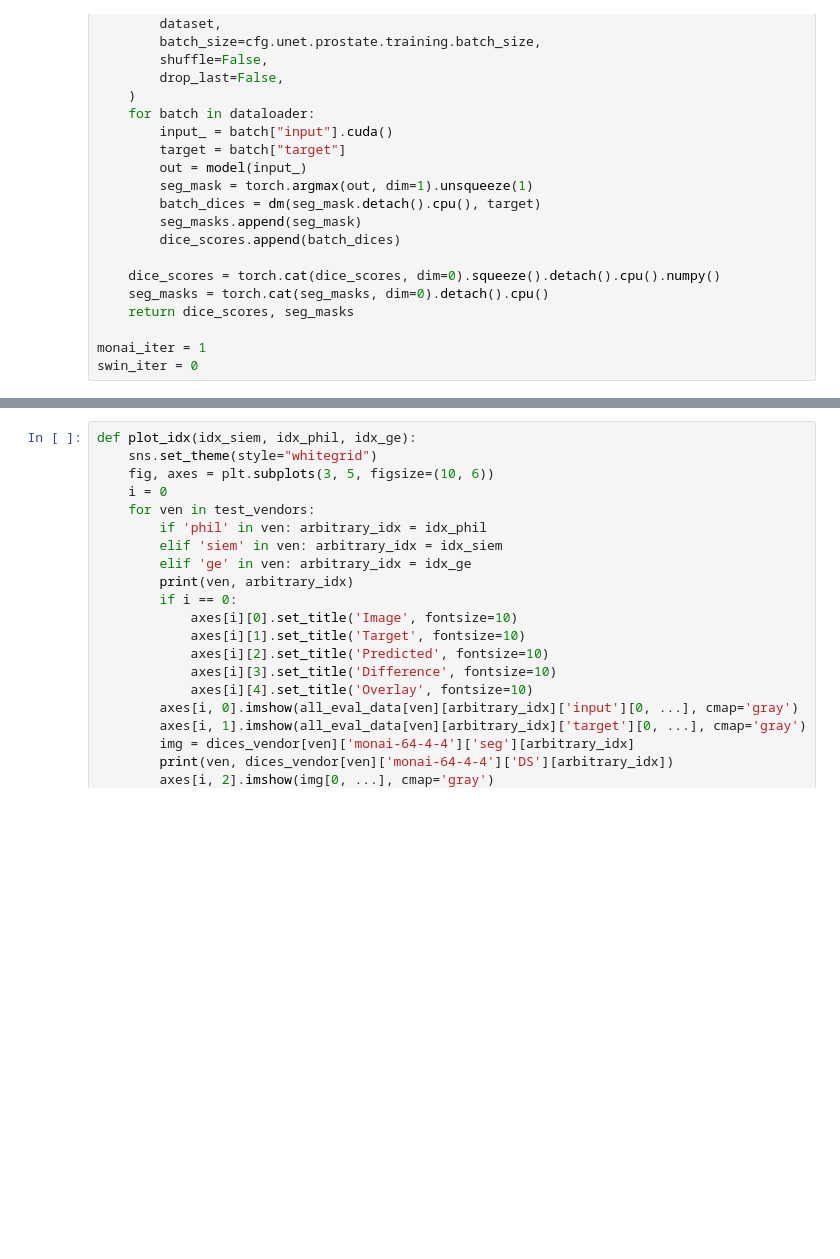
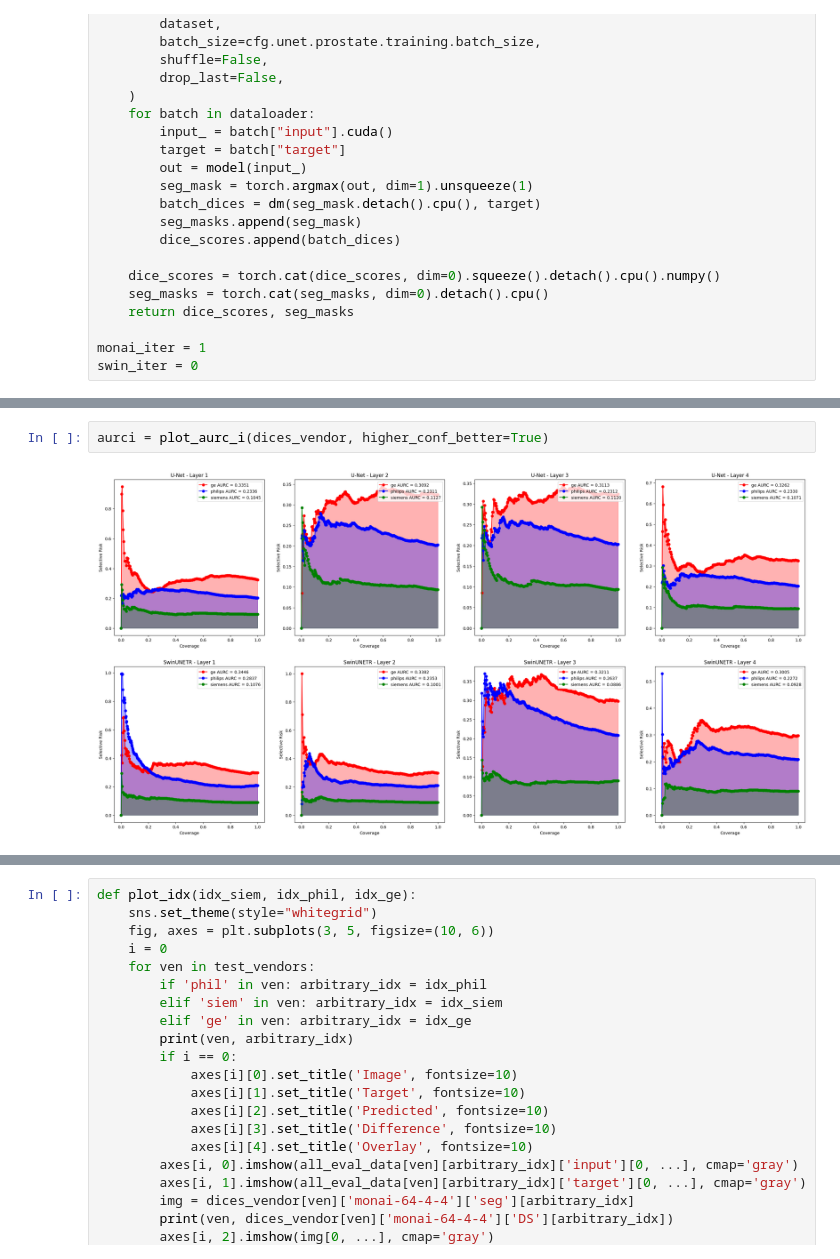
Before and after one commit to sgomezru/DSSQ, a Jupyter notebook: notebooks/analysis.ipynb, the cells around one changed output, grey strips where cells are left out. Cells and saved outputs as stored; diff of their text form; blank space fills up the shorter version.

```diff
--- a/notebooks/analysis.ipynb
+++ b/notebooks/analysis.ipynb
@@ -136,0 +332,4 @@ Loaded model from epoch 38 and path:
+# %%
+aurci = plot_aurc_i(dices_vendor, higher_conf_better=True)
+# %% [output]
+[figure, added]
```
Also changed, not shown: parts of 28 cells of this notebook, 4 other files.
